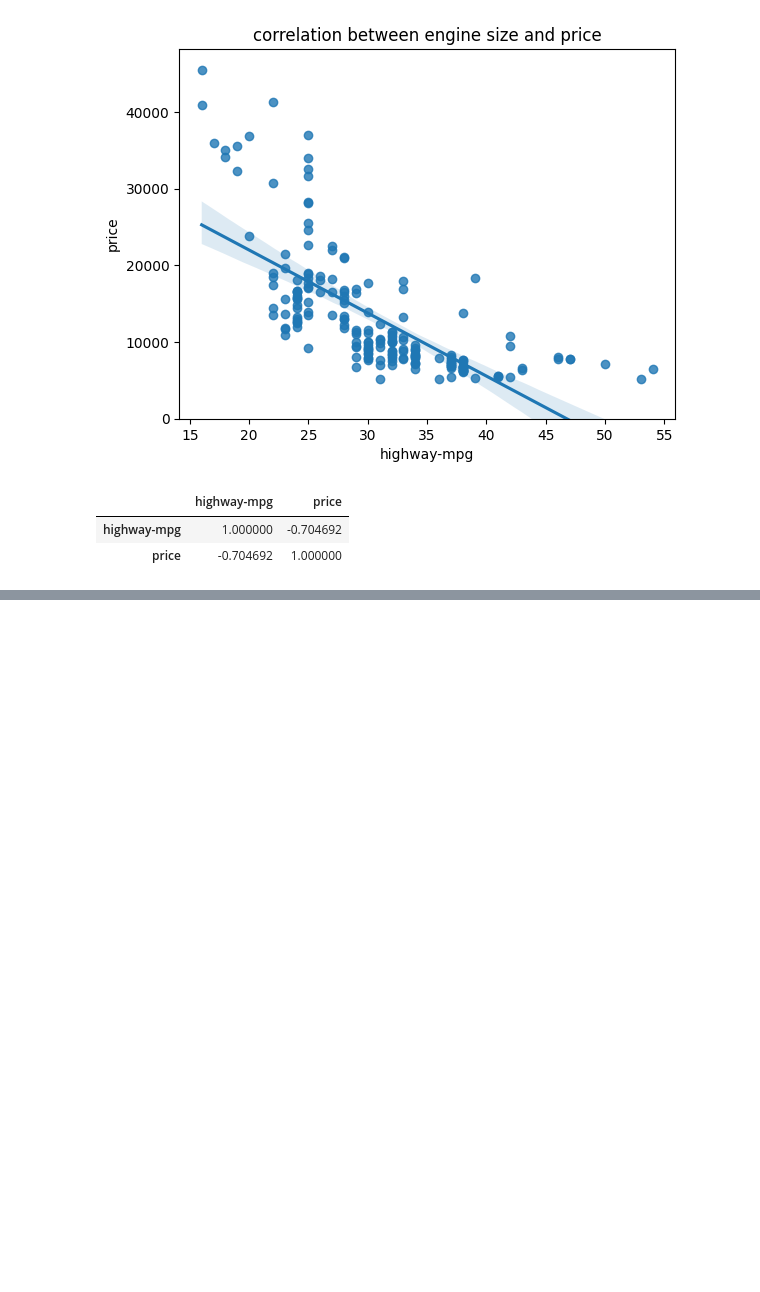
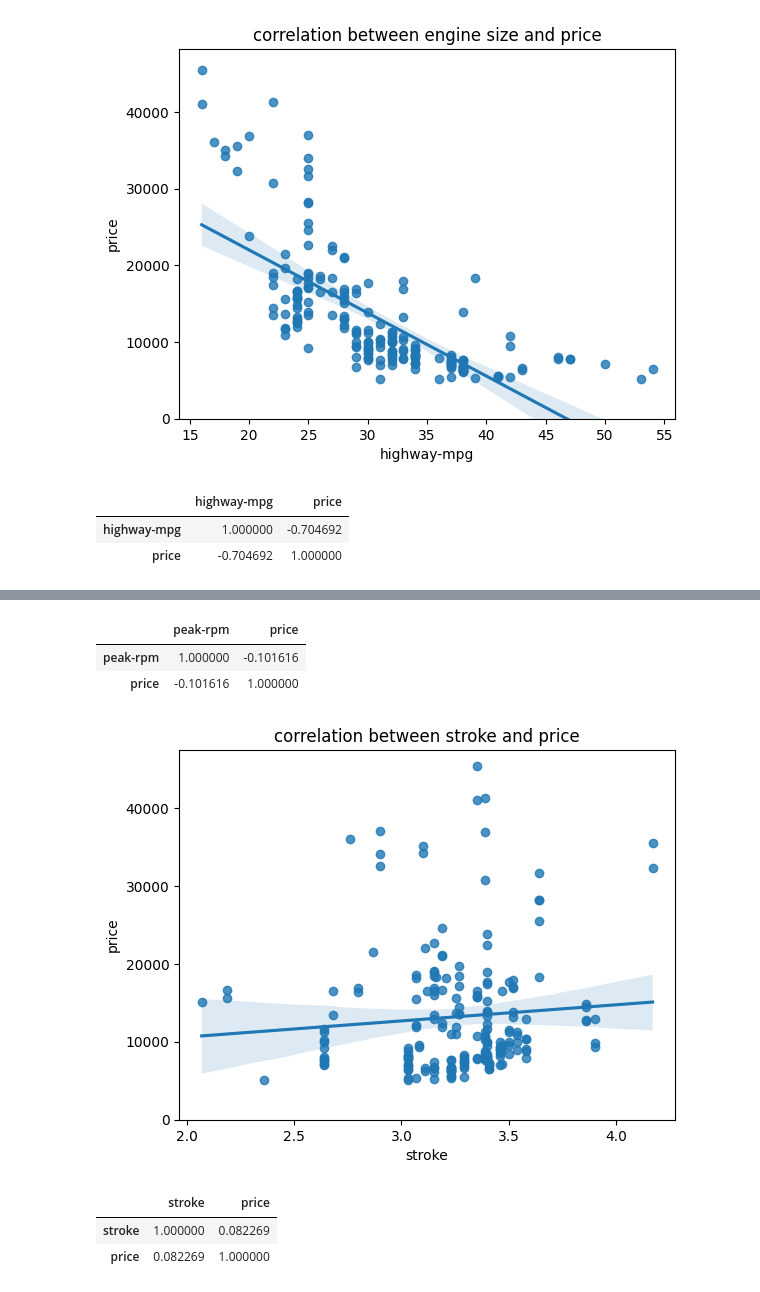
Before and after one commit to KRIS2HNA/AUTOMOBILE-PRICE-PREDICTION, a Jupyter notebook: auto-reg.ipynb, the cells around one changed output, grey strips where cells are left out. Drawn from its saved outputs; the diff is of its cells as text; code cells hidden in the pictures; blank space fills up the shorter version.

```diff
--- a/auto-reg.ipynb
+++ b/auto-reg.ipynb
@@ -816,0 +825,20 @@ df[['highway-mpg', 'price']].corr()
+# %%
+df[['peak-rpm', 'price']].corr()
+# %% [output]
+|  | peak-rpm | price |
+| peak-rpm | 1.000000 | -0.101616 |
+| price | -0.101616 | 1.000000 |
+# %%
+#stroke
+sns.regplot(x='stroke', y='price', data=df)
+plt.ylim(0,)
+plt.title('correlation between stroke and price')
+plt.show()
+# %% [output]
+[figure, added]
+# %%
+df[['stroke', 'price']].corr()
+# %% [output]
+|  | stroke | price |
+| stroke | 1.000000 | 0.082269 |
+| price | 0.082269 | 1.000000 |
```
Also changed, not shown: parts of 24 cells of this notebook.
